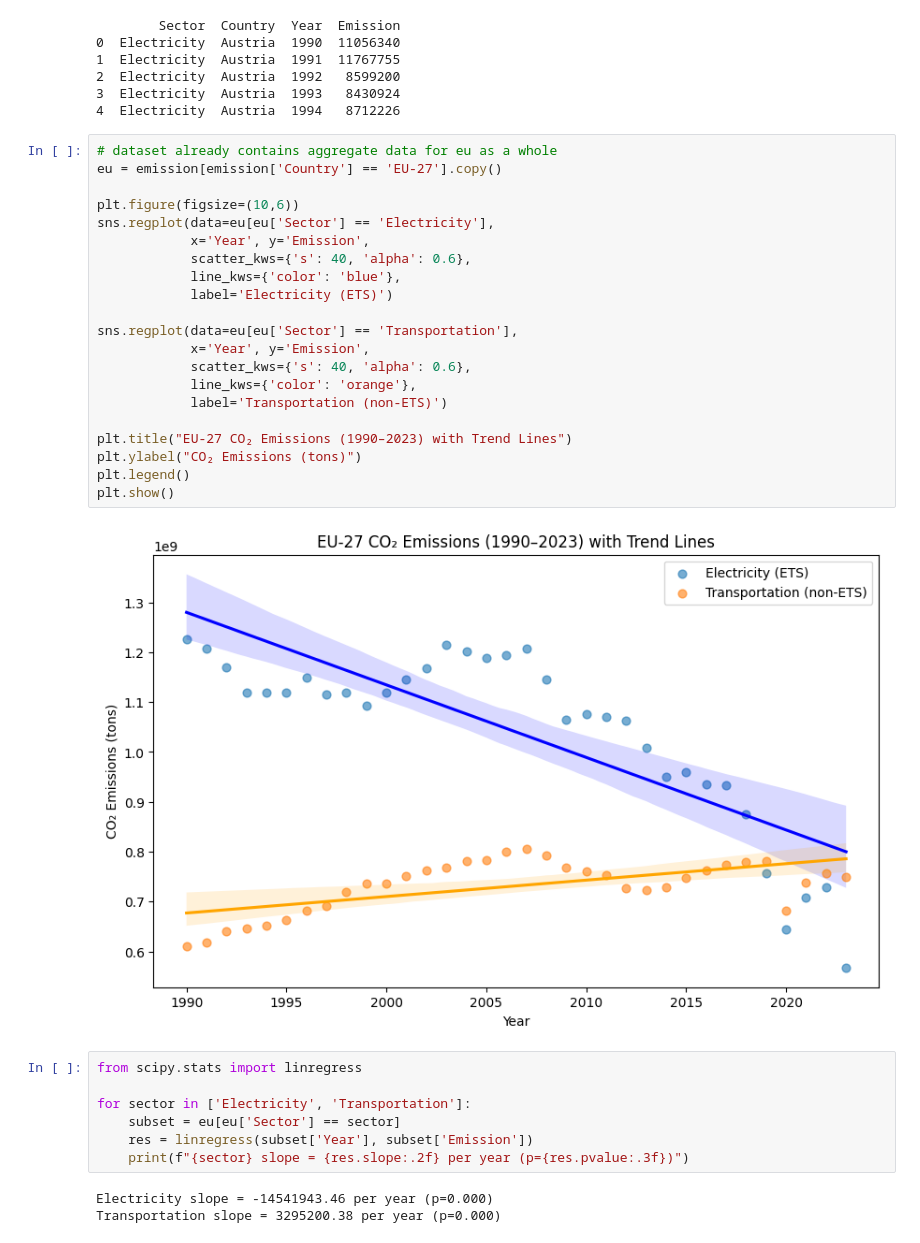
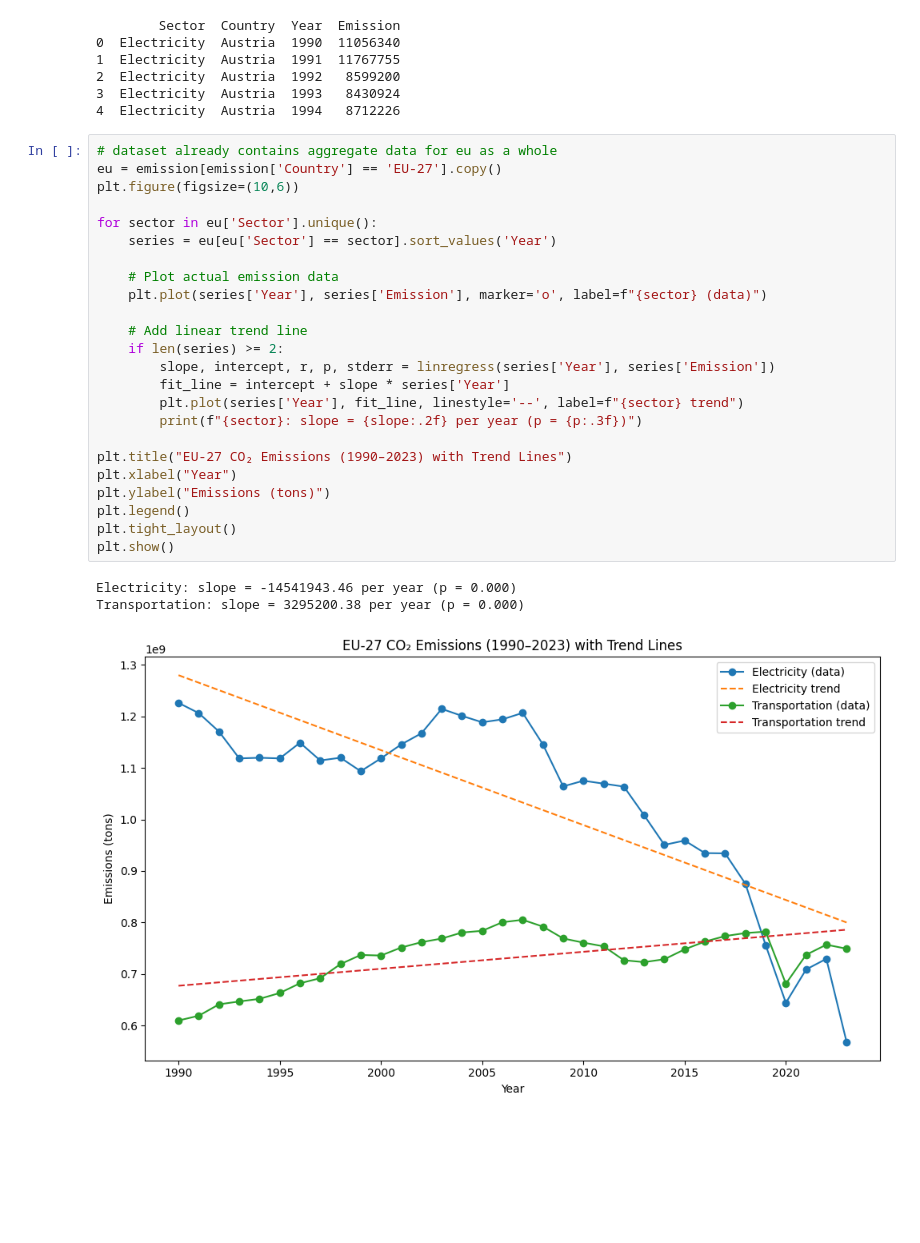
Before and after one commit to ShayHXY1017/Python-for-Public-Policy-Final-Project, a Jupyter notebook: EU_ETS.ipynb, the cells around one changed output. Saved outputs shown, nothing was run; the diff lists cells and outputs as text; blank space fills up the shorter version.

```diff
--- a/EU_ETS.ipynb
+++ b/EU_ETS.ipynb
@@ -99,33 +97,28 @@ print(emission.head())
 # %%
 # dataset already contains aggregate data for eu as a whole
 eu = emission[emission['Country'] == 'EU-27'].copy()
+plt.figure(figsize=(10,6))
 
-plt.figure(figsize=(10,6))
-sns.regplot(data=eu[eu['Sector'] == 'Electricity'],
-            x='Year', y='Emission',
-            scatter_kws={'s': 40, 'alpha': 0.6},
-            line_kws={'color': 'blue'},
-            label='Electricity (ETS)')
+for sector in eu['Sector'].unique():
+    series = eu[eu['Sector'] == sector].sort_values('Year')
 
-sns.regplot(data=eu[eu['Sector'] == 'Transportation'],
-            x='Year', y='Emission',
-            scatter_kws={'s': 40, 'alpha': 0.6},
-            line_kws={'color': 'orange'},
-            label='Transportation (non-ETS)')
+    # Plot actual emission data
+    plt.plot(series['Year'], series['Emission'], marker='o', label=f"{sector} (data)")
+
+    # Add linear trend line
+    if len(series) >= 2:
+        slope, intercept, r, p, stderr = linregress(series['Year'], series['Emission'])
+        fit_line = intercept + slope * series['Year']
+        plt.plot(series['Year'], fit_line, linestyle='--', label=f"{sector} trend")
+        print(f"{sector}: slope = {slope:.2f} per year (p = {p:.3f})")
 
 plt.title("EU-27 CO₂ Emissions (1990–2023) with Trend Lines")
-plt.ylabel("CO₂ Emissions (tons)")
+plt.xlabel("Year")
+plt.ylabel("Emissions (tons)")
 plt.legend()
+plt.tight_layout()
 plt.show()
 # %% [output]
+Electricity: slope = -14541943.46 per year (p = 0.000)
+Transportation: slope = 3295200.38 per year (p = 0.000)
-[figure, old version]
+[figure, new version]
-# %%
-from scipy.stats import linregress
-
-for sector in ['Electricity', 'Transportation']:
-    subset = eu[eu['Sector'] == sector]
-    res = linregress(subset['Year'], subset['Emission'])
-    print(f"{sector} slope = {res.slope:.2f} per year (p={res.pvalue:.3f})")
-# %% [output]
-Electricity slope = -14541943.46 per year (p=0.000)
-Transportation slope = 3295200.38 per year (p=0.000)
```
Also changed, not shown: parts of 7 cells of this notebook.
